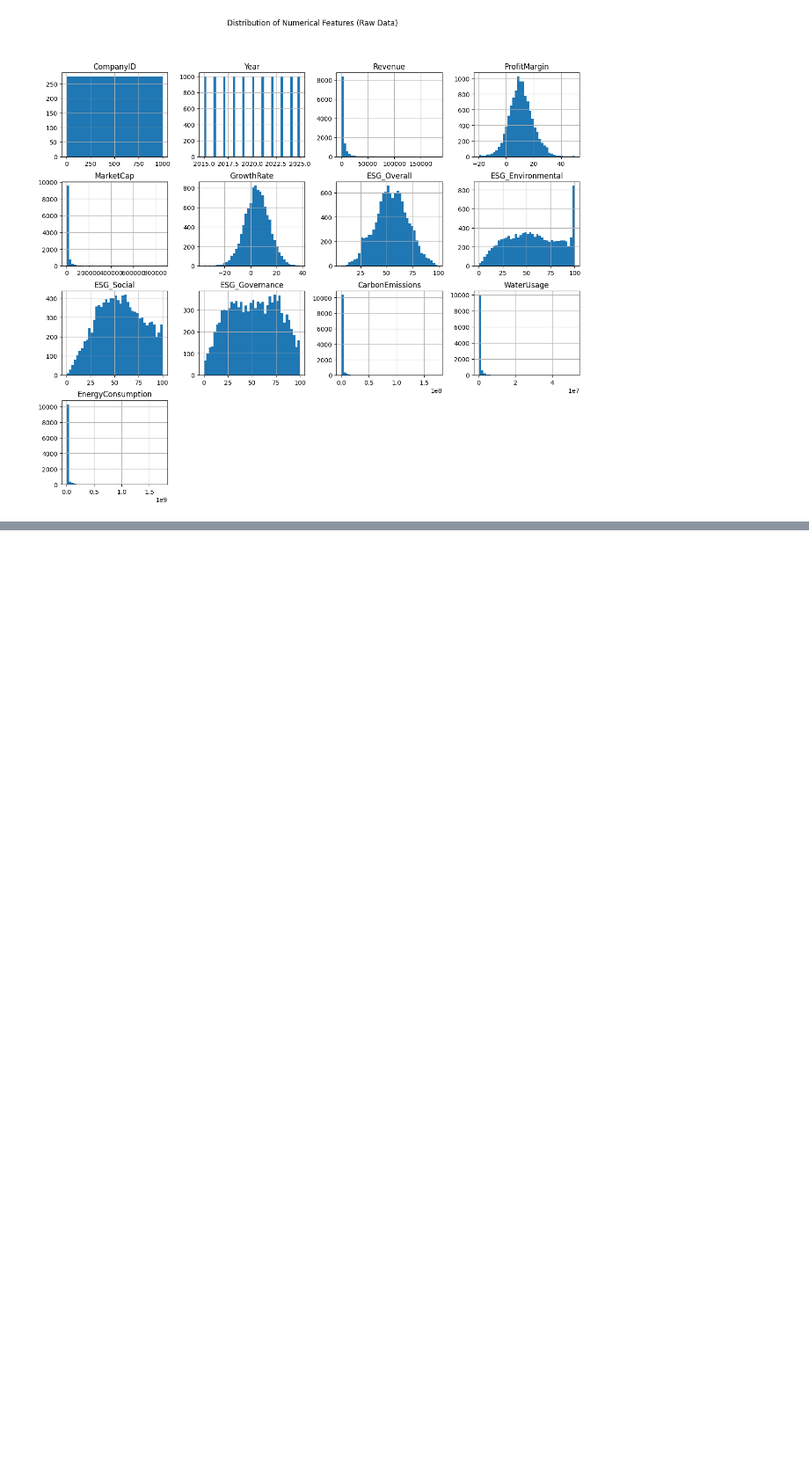
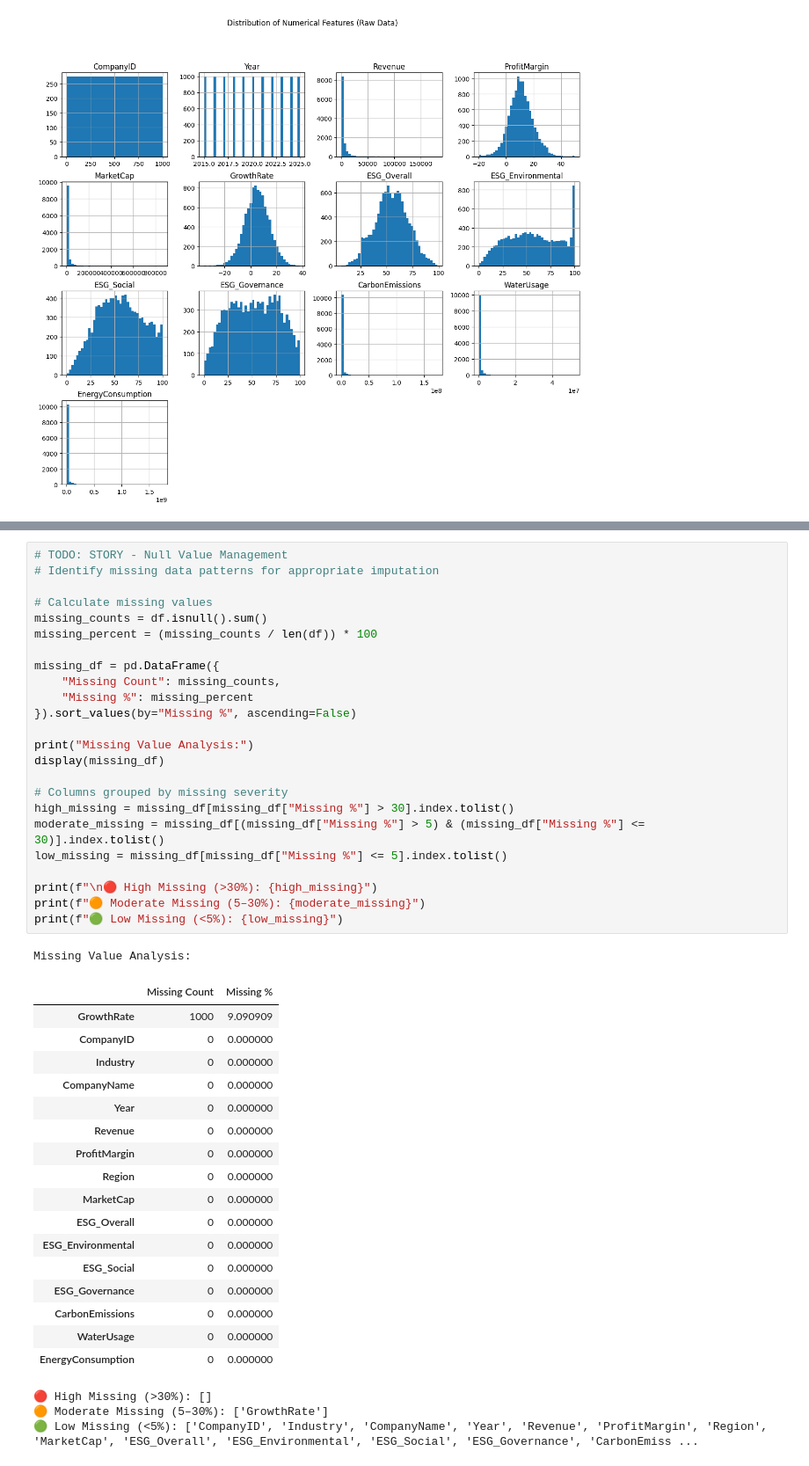
Before and after one commit to KuhuVyas/ESG-Financial-Metrics-Analysis-, a Jupyter notebook: 01_data_quality_cleaning.ipynb, the cells around one changed output, grey strips where cells are left out. Shown at 88% size. Cells and saved outputs as stored; diff of their text form; blank space fills up the shorter version.

```diff
--- a/esg_analysis.ipynb
+++ b/01_data_quality_cleaning.ipynb
@@ -91,0 +101,46 @@ plt.show()
+# %%
+# TODO: STORY - Null Value Management
+# Identify missing data patterns for appropriate imputation
+
+# Calculate missing values
+missing_counts = df.isnull().sum()
+missing_percent = (missing_counts / len(df)) * 100
+
+missing_df = pd.DataFrame({
+    "Missing Count": missing_counts,
+    "Missing %": missing_percent
+}).sort_values(by="Missing %", ascending=False)
+
+print("Missing Value Analysis:")
+display(missing_df)
+
+# Columns grouped by missing severity
+high_missing = missing_df[missing_df["Missing %"] > 30].index.tolist()
+moderate_missing = missing_df[(missing_df["Missing %"] > 5) & (missing_df["Missing %"] <= 30)].index.tolist()
+low_missing = missing_df[missing_df["Missing %"] <= 5].index.tolist()
+
+print(f"\n🔴 High Missing (>30%): {high_missing}")
+print(f"🟠 Moderate Missing (5–30%): {moderate_missing}")
+print(f"🟢 Low Missing (<5%): {low_missing}")
+# %% [output]
+Missing Value Analysis:
+|  | Missing Count | Missing % |
+| GrowthRate | 1000 | 9.090909 |
+| CompanyID | 0 | 0.000000 |
+| Industry | 0 | 0.000000 |
+| CompanyName | 0 | 0.000000 |
+| Year | 0 | 0.000000 |
+| Revenue | 0 | 0.000000 |
+| ProfitMargin | 0 | 0.000000 |
+| Region | 0 | 0.000000 |
+| MarketCap | 0 | 0.000000 |
+| ESG_Overall | 0 | 0.000000 |
+| ESG_Environmental | 0 | 0.000000 |
+| ESG_Social | 0 | 0.000000 |
+| ESG_Governance | 0 | 0.000000 |
+| CarbonEmissions | 0 | 0.000000 |
+| WaterUsage | 0 | 0.000000 |
+| EnergyConsumption | 0 | 0.000000 |
+🔴 High Missing (>30%): []
+🟠 Moderate Missing (5–30%): ['GrowthRate']
+🟢 Low Missing (<5%): ['CompanyID', 'Industry', 'CompanyName', 'Year', 'Revenue', 'ProfitMargin', 'Region', 'MarketCap', 'ESG_Overall', 'ESG_Environmental', 'ESG_Social', 'ESG_Governance', 'CarbonEmiss ...
```
Also changed, not shown: parts of 9 cells of this notebook, 3 other files.
